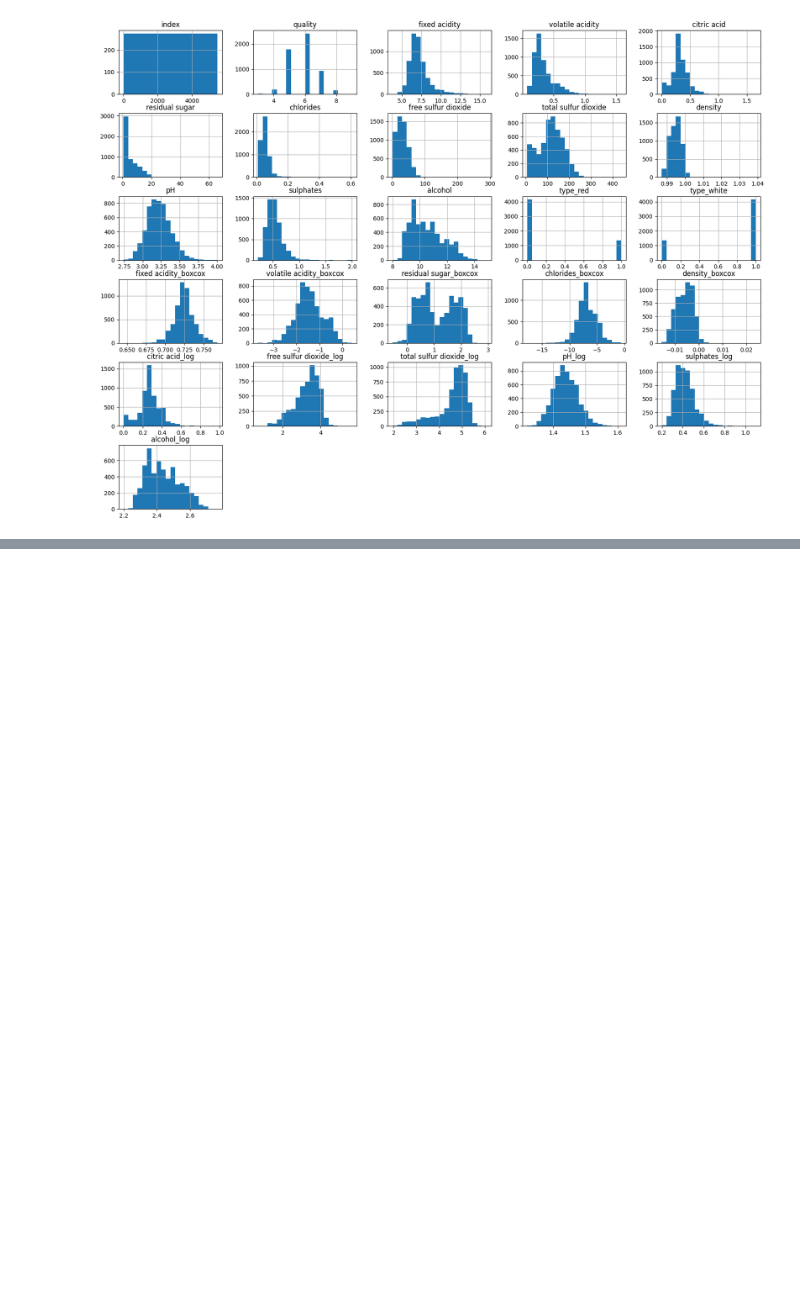
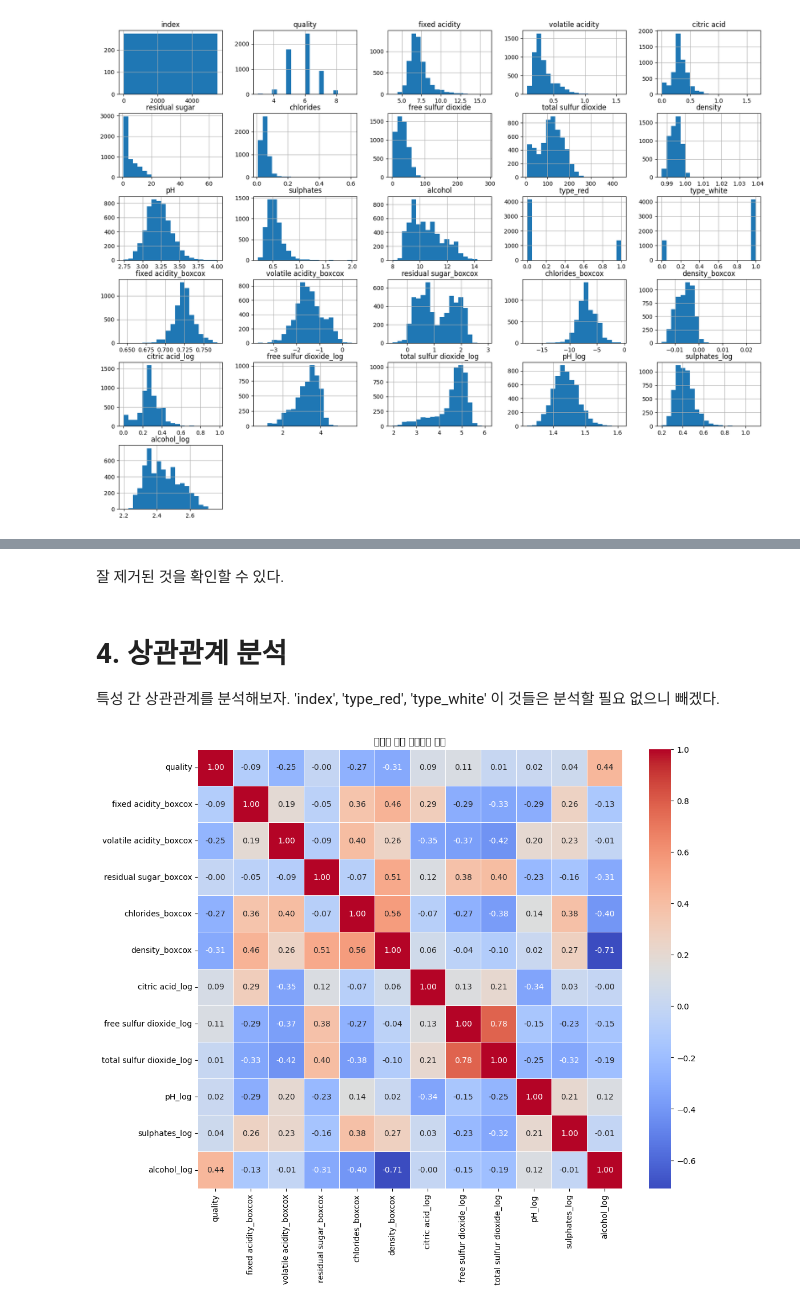
Before and after one commit to Taeseong-eom/FOM, a Jupyter notebook: mini1/와인품질예측.ipynb, the cells around one changed output, grey strips where cells are left out. Saved outputs shown, nothing was run; the diff lists cells and outputs as text; code cells hidden in the pictures; blank space fills up the shorter version.

```diff
--- a/mini1/와인품질예측.ipynb
+++ b/mini1/와인품질예측.ipynb
@@ -209,0 +220,7 @@ plt.show()
+# %%
+columns_to_drop = ['fixed acidity', 'volatile acidity', 'citric acid', 'residual sugar',
+                   'chlorides', 'free sulfur dioxide', 'total sulfur dioxide',
+                   'density', 'pH', 'sulphates', 'alcohol', 'index']
+
+# 컬럼 삭제
+train = train.drop(columns=columns_to_drop, axis=1)
@@ -209,0 +247,20 @@ plt.show()
+# %% [markdown]
+잘 제거된 것을 확인할 수 있다.
+# %% [markdown]
+# **4. 상관관계 분석**
+특성 간 상관관계를 분석해보자.
+'index', 'type_red', 'type_white' 이 것들은 분석할 필요 없으니 빼겠다.
+# %%
+# 상관관계 분석에서 제외할 컬럼 목록
+exclude_columns = ['type_red', 'type_white']
+
+# 제외할 컬럼들을 제거하고 상관관계 행렬 계산
+correlation_matrix = train.drop(columns=exclude_columns).corr()
+
+# 상관관계 행렬 시각화
+plt.figure(figsize=(12, 10))
+sns.heatmap(correlation_matrix, annot=True, fmt=".2f", cmap='coolwarm', cbar=True, linewidths=0.5)
+plt.title('변수들 간의 상관관계 행렬')
+plt.show()
+# %% [output]
+[figure, added]
```
Also changed, not shown: parts of 23 cells of this notebook.
